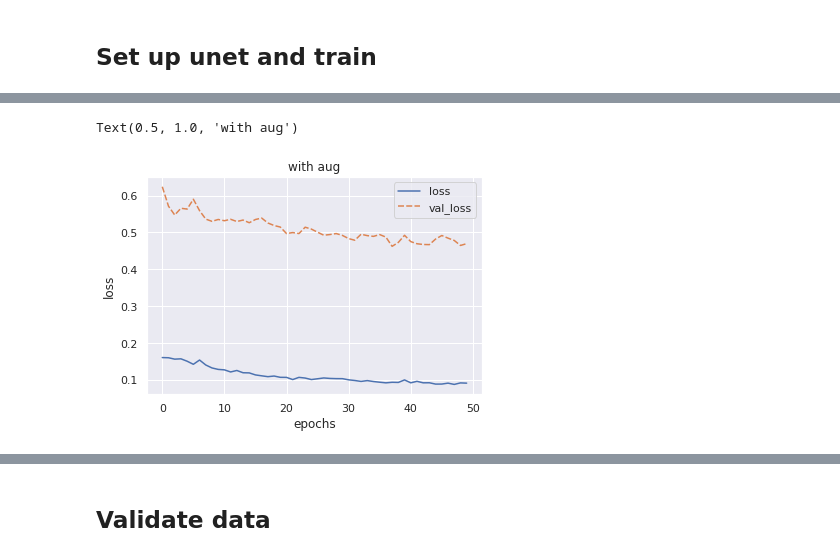
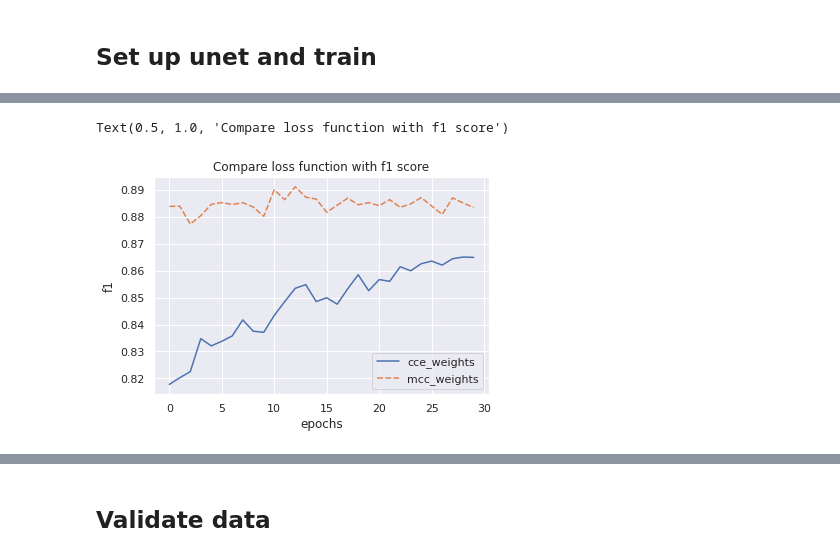
Before and after one commit to stianteien/M_DV_V2022, a Jupyter notebook: spectral_library/augmentation.ipynb, the cells around one changed output, grey strips where cells are left out. Drawn from its saved outputs; the diff is of its cells as text; code cells hidden in the pictures.

```diff
--- a/spectral_library/augmentation.ipynb
+++ b/spectral_library/augmentation.ipynb
@@ -252,11 +267,16 @@ Epoch 5/10
+# %%
+sns.set_theme()
+sns.lineplot(data={modelname:all_history[modelname][70:] for modelname in all_history})
+plt.xlabel("epochs"); plt.ylabel("f1")
+plt.title("Compare loss function with f1 score")
+# %% [output]
+Text(0.5, 1.0, 'Compare loss function with f1 score')
+[figure, added]
 # %%
 sns.set_theme()
-sns.lineplot(data={key:(h.history[key][50:]) for key in ['loss', 'val_loss']})
+sns.lineplot(data={key:(h.history[key][20:]) for key in ['val_f1_score']})
 plt.xlabel("epochs"); plt.ylabel("loss")
 plt.title("with aug")
-# %% [output]
-Text(0.5, 1.0, 'with aug')
-[figure, removed]
 # %%
 sns.set_theme()
 sns.lineplot(data={key:(h.history[key][50:]) for key in ['loss', 'val_loss']})
```
Also changed, not shown: parts of 23 cells of this notebook.
